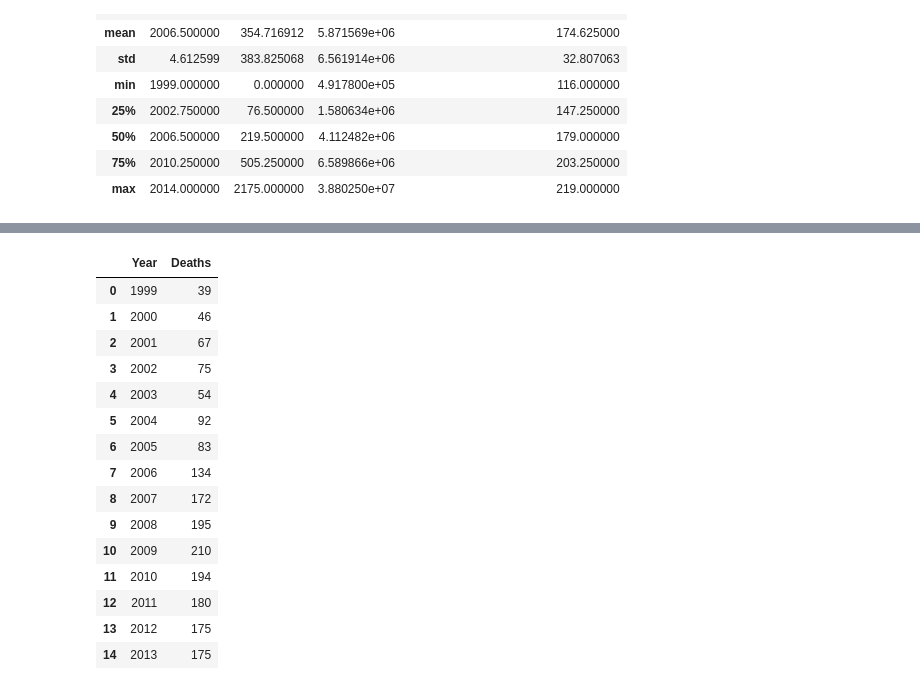
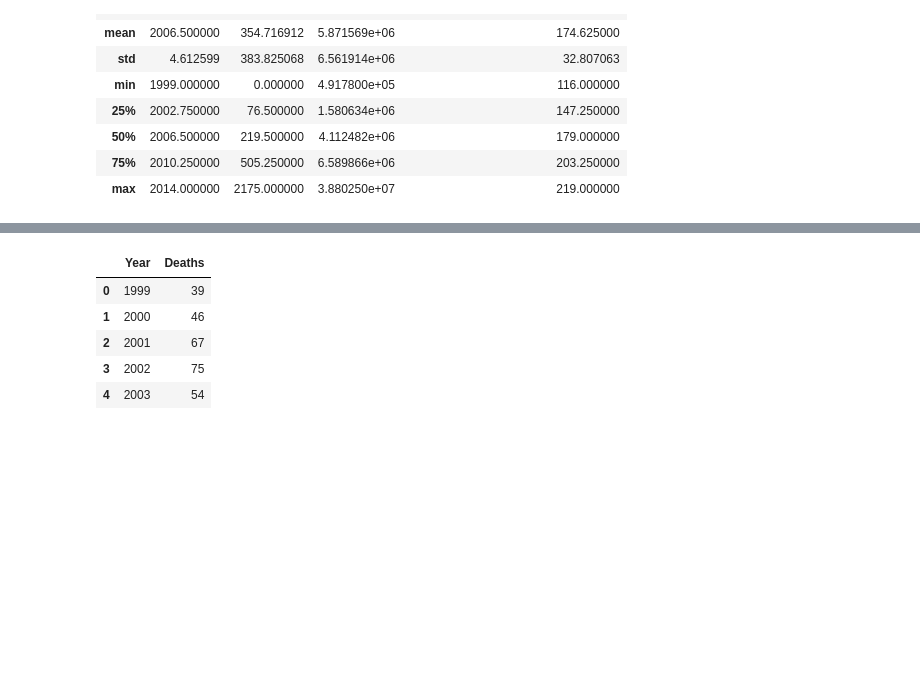
Before and after one commit to Cristinamulas/Final_Project, a Jupyter notebook: Time Series .ipynb, the cells around one changed output, grey strips where cells are left out. Cells and saved outputs as stored; diff of their text form; code cells hidden in the pictures; blank space fills up the shorter version.

```diff
--- a/Time Series .ipynb
+++ b/Time Series .ipynb
@@ -128,20 +135,11 @@ def subseting (df , x , y):
 # %%
-df_Alabama = subseting(df, 0 , 15)
+df_Alabama = subseting(df, 0 , 16)
 df_Alabama
+df_Alabama.head()
 # %% [output]
 |  | Year | Deaths |
 | 0 | 1999 | 39 |
 | 1 | 2000 | 46 |
 | 2 | 2001 | 67 |
 | 3 | 2002 | 75 |
 | 4 | 2003 | 54 |
-| 5 | 2004 | 92 |
-| 6 | 2005 | 83 |
-| 7 | 2006 | 134 |
-| 8 | 2007 | 172 |
-| 9 | 2008 | 195 |
-| 10 | 2009 | 210 |
-| 11 | 2010 | 194 |
-| 12 | 2011 | 180 |
-| 13 | 2012 | 175 |
-| 14 | 2013 | 175 |
```
Also changed, not shown: parts of 20 cells of this notebook.
